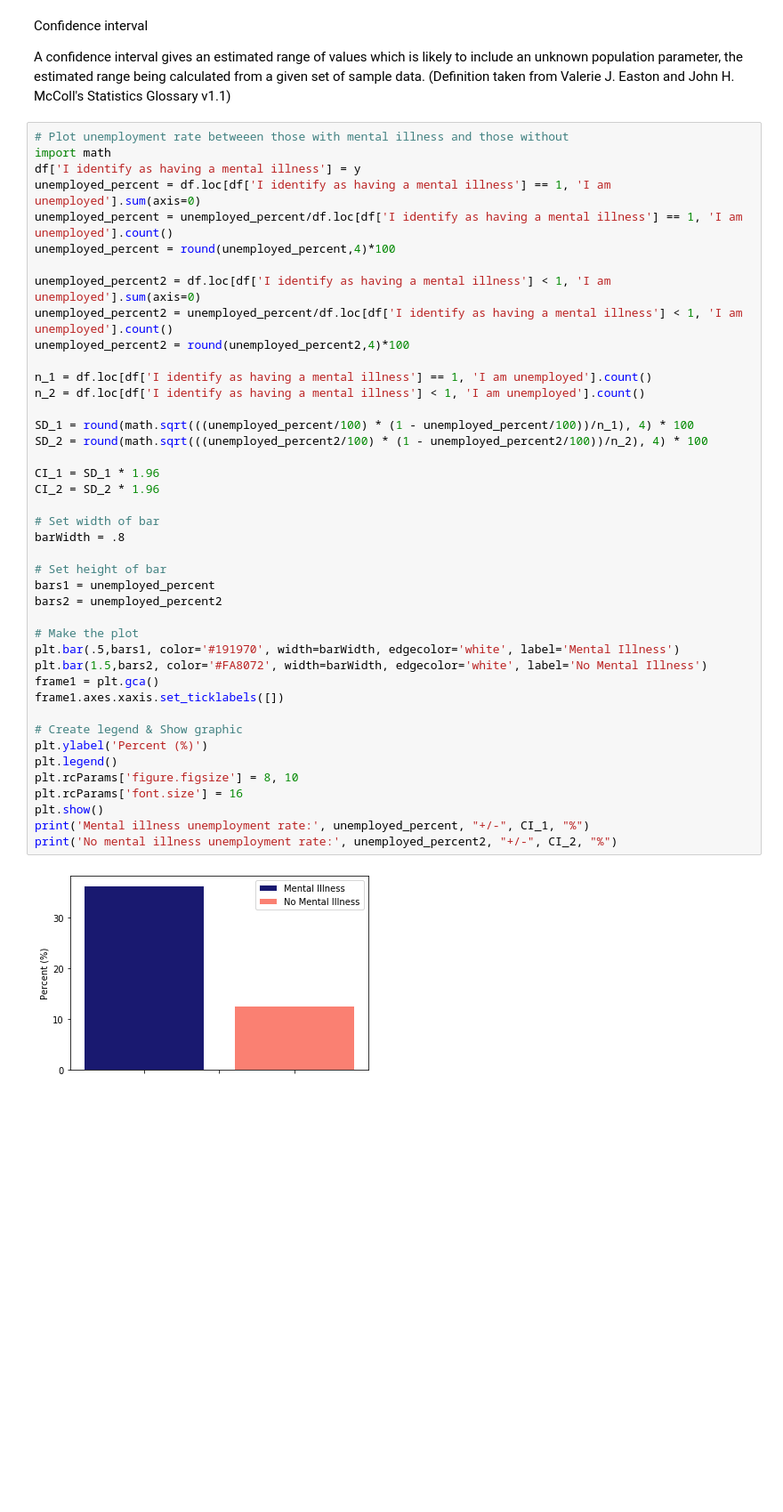
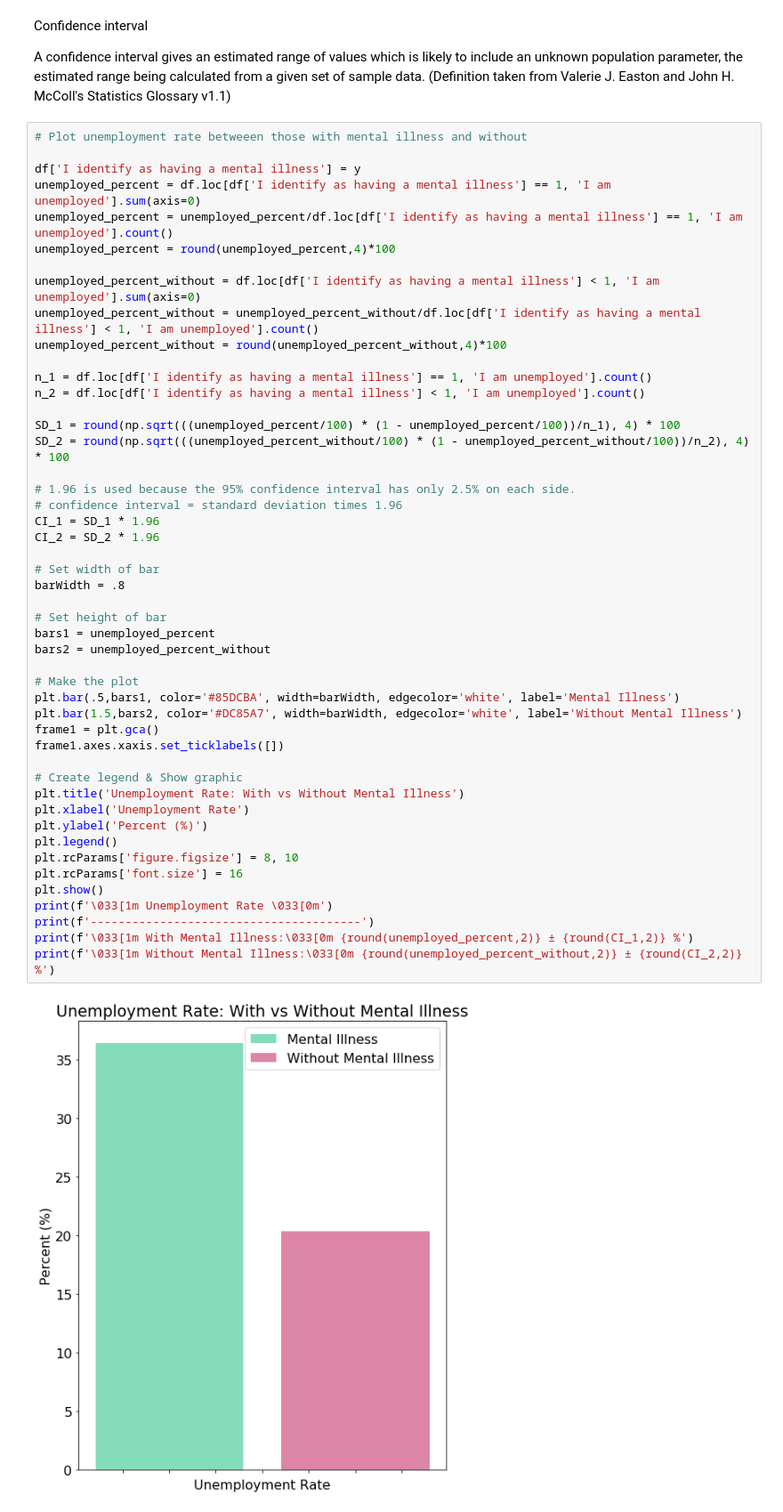
Before and after one commit to Heorhiichuk/RR_project_2022, a Jupyter notebook: RR project - Mental Health Analysis.ipynb, the cells around one changed output. Shown at 89% size. Drawn from its saved outputs; the diff is of its cells as text; blank space fills up the shorter version.

Commit message:
Updated Plot

```diff
--- a/RR project - Mental Health Analysis.ipynb
+++ b/RR project - Mental Health Analysis.ipynb
@@ -556,46 +566,52 @@ Confidence interval
 
 A confidence interval gives an estimated range of values which is likely to include an unknown population parameter, the estimated range being calculated from a given set of sample data. (Definition taken from Valerie J. Easton and John H. McColl's Statistics Glossary v1.1)
 # %%
-# Plot unemployment rate betweeen those with mental illness and those without
-import math
+# Plot unemployment rate betweeen those with mental illness and without
+
 df['I identify as having a mental illness'] = y
 unemployed_percent = df.loc[df['I identify as having a mental illness'] == 1, 'I am unemployed'].sum(axis=0)
 unemployed_percent = unemployed_percent/df.loc[df['I identify as having a mental illness'] == 1, 'I am unemployed'].count()
 unemployed_percent = round(unemployed_percent,4)*100
 
-unemployed_percent2 = df.loc[df['I identify as having a mental illness'] < 1, 'I am unemployed'].sum(axis=0)
-unemployed_percent2 = unemployed_percent/df.loc[df['I identify as having a mental illness'] < 1, 'I am unemployed'].count()
-unemployed_percent2 = round(unemployed_percent2,4)*100
+unemployed_percent_without = df.loc[df['I identify as having a mental illness'] < 1, 'I am unemployed'].sum(axis=0)
+unemployed_percent_without = unemployed_percent_without/df.loc[df['I identify as having a mental illness'] < 1, 'I am unemployed'].count()
+unemployed_percent_without = round(unemployed_percent_without,4)*100
 
 n_1 = df.loc[df['I identify as having a mental illness'] == 1, 'I am unemployed'].count()
 n_2 = df.loc[df['I identify as having a mental illness'] < 1, 'I am unemployed'].count()
 
-SD_1 = round(math.sqrt(((unemployed_percent/100) * (1 - unemployed_percent/100))/n_1), 4) * 100
-SD_2 = round(math.sqrt(((unemployed_percent2/100) * (1 - unemployed_percent2/100))/n_2), 4) * 100
+SD_1 = round(np.sqrt(((unemployed_percent/100) * (1 - unemployed_percent/100))/n_1), 4) * 100
+SD_2 = round(np.sqrt(((unemployed_percent_without/100) * (1 - unemployed_percent_without/100))/n_2), 4) * 100
 
+# 1.96 is used because the 95% confidence interval has only 2.5% on each side.
+# confidence interval = standard deviation times 1.96
 CI_1 = SD_1 * 1.96
 CI_2 = SD_2 * 1.96
 
 # Set width of bar
 barWidth = .8
 
 # Set height of bar
 bars1 = unemployed_percent
-bars2 = unemployed_percent2
+bars2 = unemployed_percent_without
 
 # Make the plot
-plt.bar(.5,bars1, color='#191970', width=barWidth, edgecolor='white', label='Mental Illness')
-plt.bar(1.5,bars2, color='#FA8072', width=barWidth, edgecolor='white', label='No Mental Illness')
+plt.bar(.5,bars1, color='#85DCBA', width=barWidth, edgecolor='white', label='Mental Illness')
+plt.bar(1.5,bars2, color='#DC85A7', width=barWidth, edgecolor='white', label='Without Mental Illness')
 frame1 = plt.gca()
 frame1.axes.xaxis.set_ticklabels([])
 
 # Create legend & Show graphic
+plt.title('Unemployment Rate: With vs Without Mental Illness')
+plt.xlabel('Unemployment Rate')
 plt.ylabel('Percent (%)')
 plt.legend()
 plt.rcParams['figure.figsize'] = 8, 10
 plt.rcParams['font.size'] = 16
 plt.show()
-print('Mental illness unemployment rate:', unemployed_percent, "+/-", CI_1, "%")
-print('No mental illness unemployment rate:', unemployed_percent2, "+/-", CI_2, "%")
+print(f'\033[1m Unemployment Rate \033[0m')
+print(f'---------------------------------------')
+print(f'\033[1m With Mental Illness:\033[0m {round(unemployed_percent,2)} ± {round(CI_1,2)} %')
+print(f'\033[1m Without Mental Illness:\033[0m {round(unemployed_percent_without,2)} ± {round(CI_2,2)} %')
 # %% [output]
-[figure, old version]
+[figure, new version]
```
Also changed, not shown: parts of 4 cells of this notebook.
